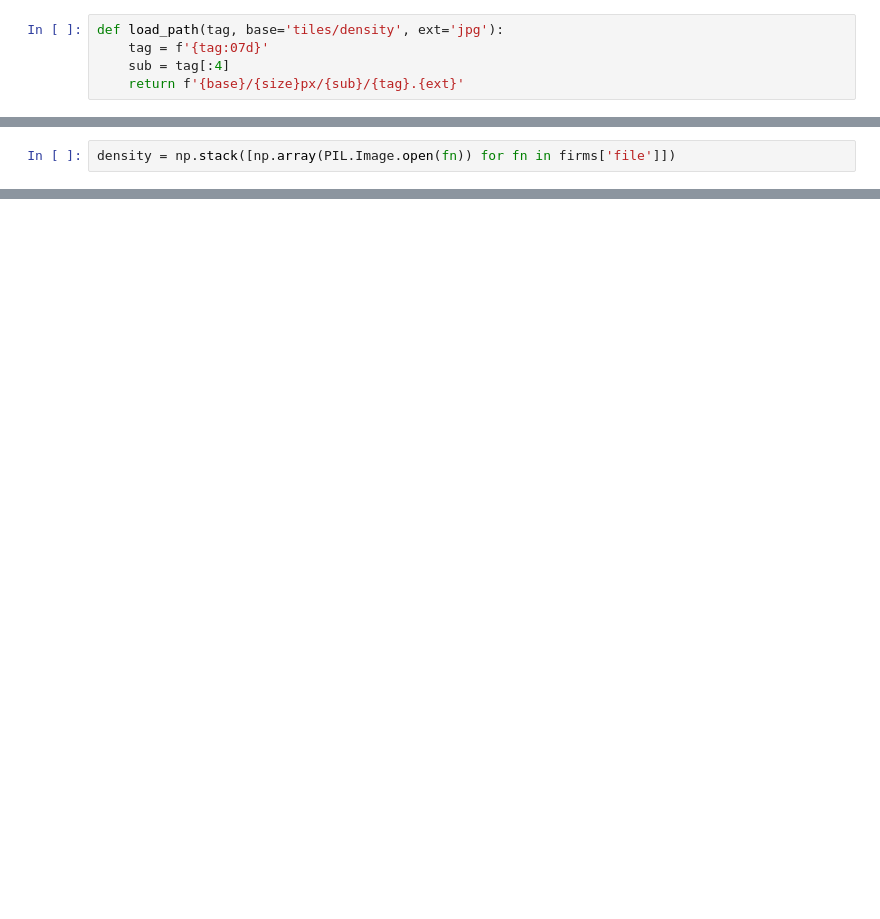
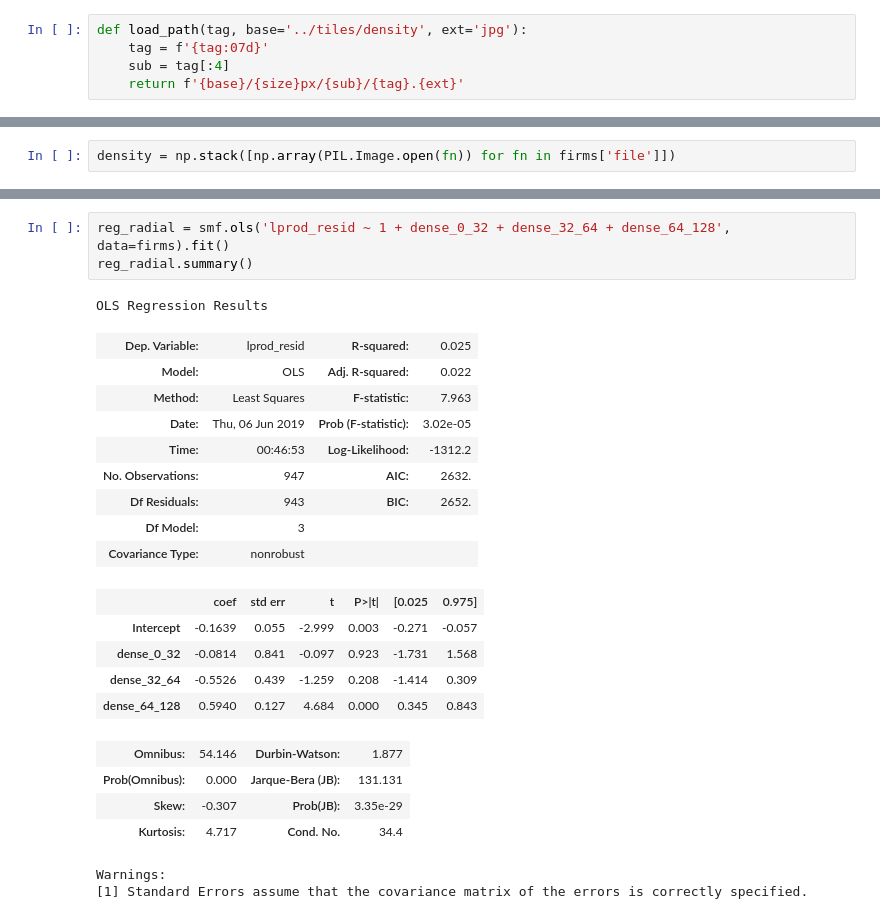
Before and after one commit to iamlemec/landsat, a Jupyter notebook: notebooks/classical.ipynb, the cells around one changed output, grey strips where cells are left out. Saved outputs shown, nothing was run; the diff lists cells and outputs as text; blank space fills up the shorter version.

```diff
--- a/notebooks/classical.ipynb
+++ b/notebooks/classical.ipynb
@@ -17,5 +27,5 @@ size = 1024
 # %%
-def load_path(tag, base='tiles/density', ext='jpg'):
+def load_path(tag, base='../tiles/density', ext='jpg'):
     tag = f'{tag:07d}'
     sub = tag[:4]
     return f'{base}/{size}px/{sub}/{tag}.{ext}'
@@ -39,0 +78,25 @@ firms['dense_128'].hist();
+# %%
+reg_radial = smf.ols('lprod_resid ~ 1 + dense_0_32 + dense_32_64 + dense_64_128', data=firms).fit()
+reg_radial.summary()
+# %% [output]
+OLS Regression Results
+| Dep. Variable: | lprod_resid | R-squared: | 0.025 |
+| Model: | OLS | Adj. R-squared: | 0.022 |
+| Method: | Least Squares | F-statistic: | 7.963 |
+| Date: | Thu, 06 Jun 2019 | Prob (F-statistic): | 3.02e-05 |
+| Time: | 00:46:53 | Log-Likelihood: | -1312.2 |
+| No. Observations: | 947 | AIC: | 2632. |
+| Df Residuals: | 943 | BIC: | 2652. |
+| Df Model: | 3 |  |  |
+| Covariance Type: | nonrobust |  |  |
+|  | coef | std err | t | P>|t| | [0.025 | 0.975] |
+| Intercept | -0.1639 | 0.055 | -2.999 | 0.003 | -0.271 | -0.057 |
+| dense_0_32 | -0.0814 | 0.841 | -0.097 | 0.923 | -1.731 | 1.568 |
+| dense_32_64 | -0.5526 | 0.439 | -1.259 | 0.208 | -1.414 | 0.309 |
+| dense_64_128 | 0.5940 | 0.127 | 4.684 | 0.000 | 0.345 | 0.843 |
+| Omnibus: | 54.146 | Durbin-Watson: | 1.877 |
+| Prob(Omnibus): | 0.000 | Jarque-Bera (JB): | 131.131 |
+| Skew: | -0.307 | Prob(JB): | 3.35e-29 |
+| Kurtosis: | 4.717 | Cond. No. | 34.4 |
+Warnings:
+[1] Standard Errors assume that the covariance matrix of the errors is correctly specified.
```
Also changed, not shown: parts of 11 cells of this notebook, 9 other files.
